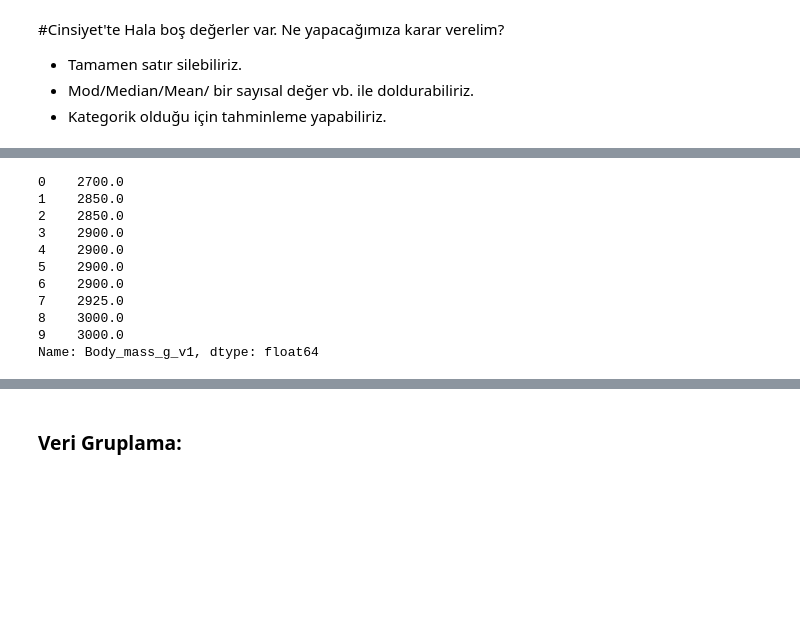
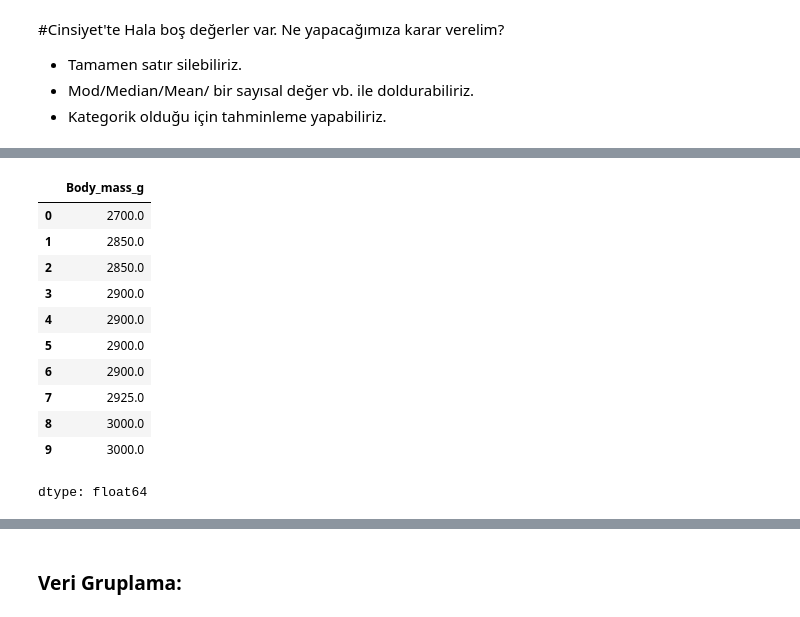
Before and after one commit to Fatmaerdogan/Patika-Bootcamp, a Jupyter notebook: 10_05_2025_Python_dersi_Data_Processes_Numpy_Pandas.ipynb, the cells around one changed output, grey strips where cells are left out. Saved outputs shown, nothing was run; the diff lists cells and outputs as text; code cells hidden in the pictures; blank space fills up the shorter version.

```diff
--- a/10_05_2025_Python_dersi_Data_Processes_Numpy_Pandas.ipynb
+++ b/10_05_2025_Python_dersi_Data_Processes_Numpy_Pandas.ipynb
@@ -1744,19 +1751,20 @@ penguin_dataset[penguin_dataset1['Culmen_lenght_mm_v1'] == 38.8]
 # %%
 # Veri Sıralama:
 # %%
-sorted_mass1 = penguin_dataset1['Body_mass_g_v1'].sort_values().reset_index(drop=True)
+sorted_mass1 = penguin_dataset3['Body_mass_g'].sort_values().reset_index(drop=True)
 
 sorted_mass1.head(10)
 # %% [output]
+|  | Body_mass_g |
+| 0 | 2700.0 |
+| 1 | 2850.0 |
+| 2 | 2850.0 |
+| 3 | 2900.0 |
+| 4 | 2900.0 |
+| 5 | 2900.0 |
+| 6 | 2900.0 |
+| 7 | 2925.0 |
+| 8 | 3000.0 |
+| 9 | 3000.0 |
-0    2700.0
-1    2850.0
-2    2850.0
-3    2900.0
-4    2900.0
-5    2900.0
-6    2900.0
-7    2925.0
-8    3000.0
-9    3000.0
-Name: Body_mass_g_v1, dtype: float64
+dtype: float64
 # %%
```
Also changed, not shown: parts of 35 cells of this notebook.
